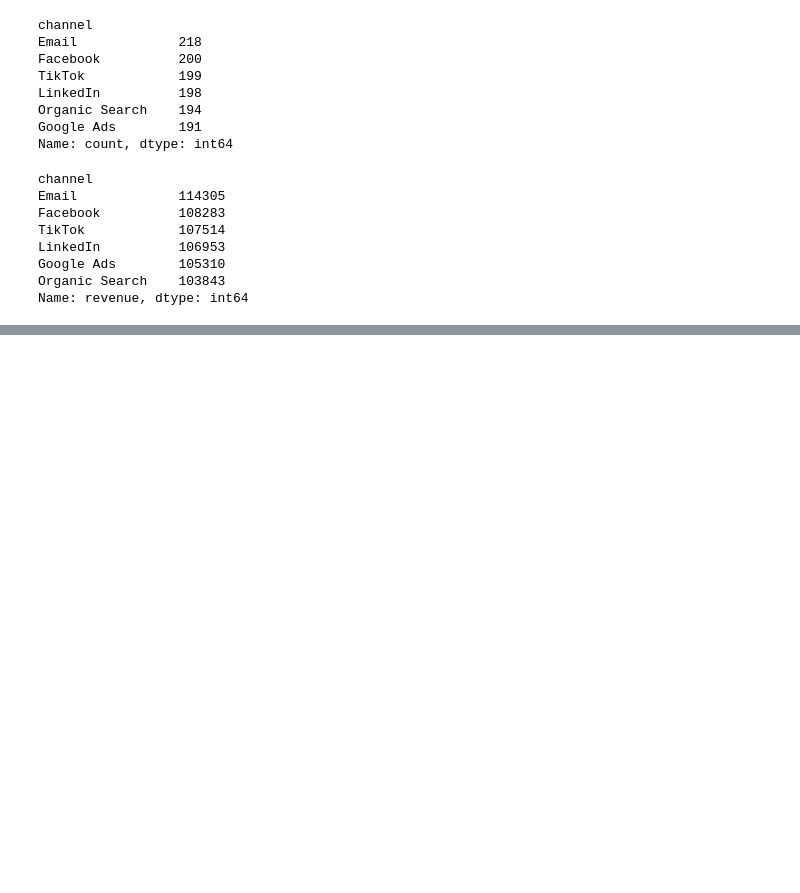
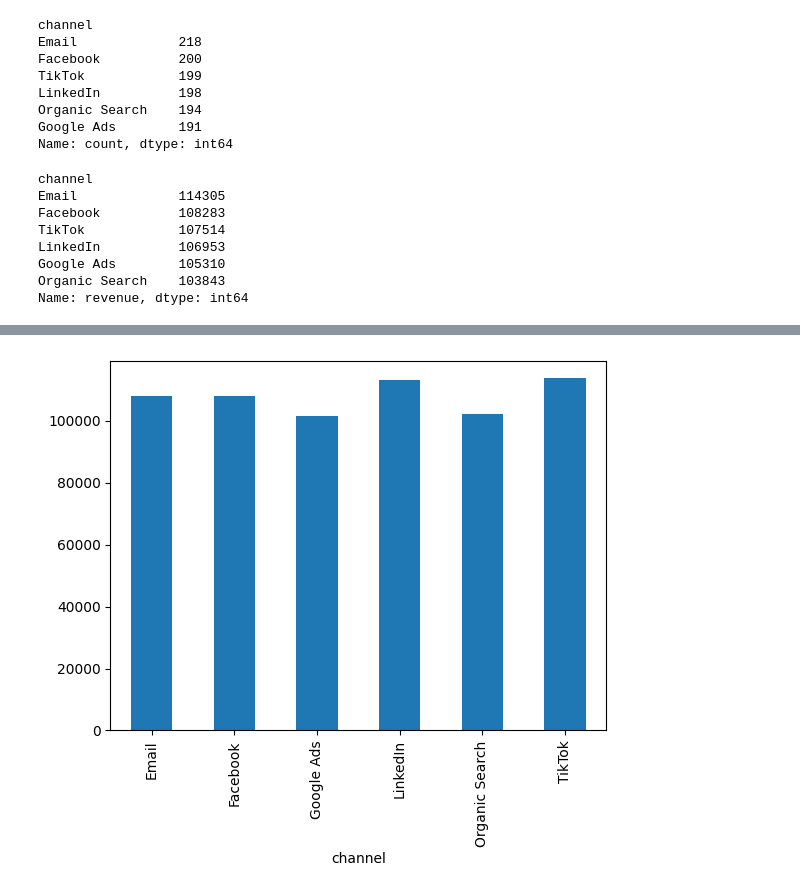
Before and after one commit to snehaone1/multi-touch-marketing-attribution, a Jupyter notebook: notebooks/eda.ipynb, the cells around one changed output, grey strips where cells are left out. Drawn from its saved outputs; the diff is of its cells as text; code cells hidden in the pictures; blank space fills up the shorter version.

```diff
--- a/notebooks/eda.ipynb
+++ b/notebooks/eda.ipynb
@@ -516,0 +562,6 @@ Name: revenue, dtype: int64
+# %%
+touchpoint_counts = journey_data.groupby("user_id").size()
+# %%
+journey_data["touchpoints"] = journey_data["user_id"].map(touchpoint_counts)
+# %%
+journey_data["linear_credit"] = journey_data["revenue"] / journey_data["touchpoints"]
@@ -516,0 +588,5 @@ Name: revenue, dtype: int64
+# %%
+journey_data.groupby("channel")["linear_credit"].sum().plot(kind="bar")
+plt.show()
+# %% [output]
+[figure, added]
```
Also changed, not shown: parts of 47 cells of this notebook.
